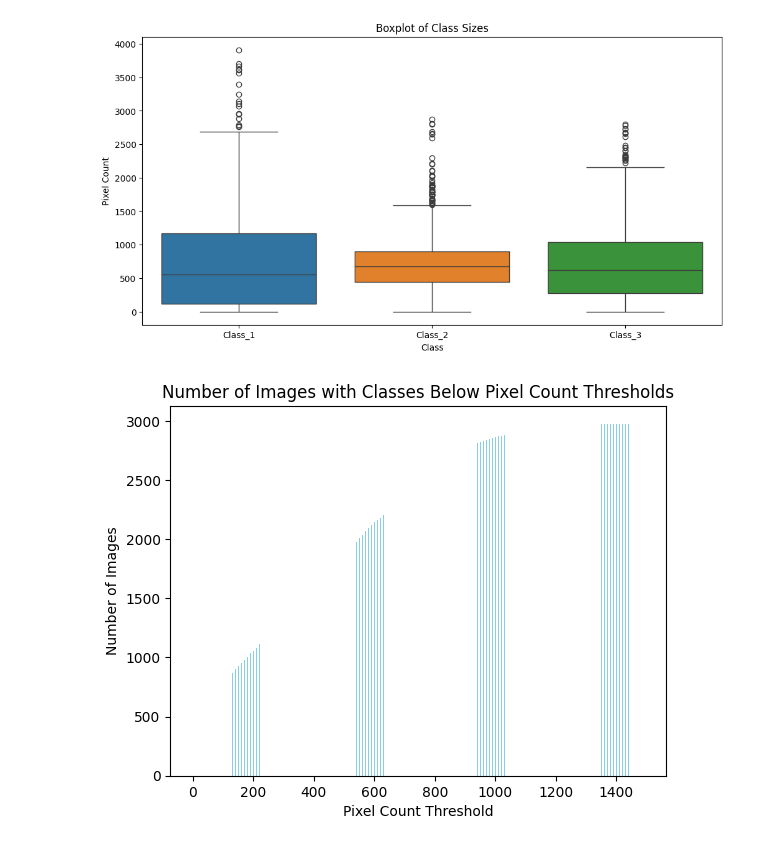
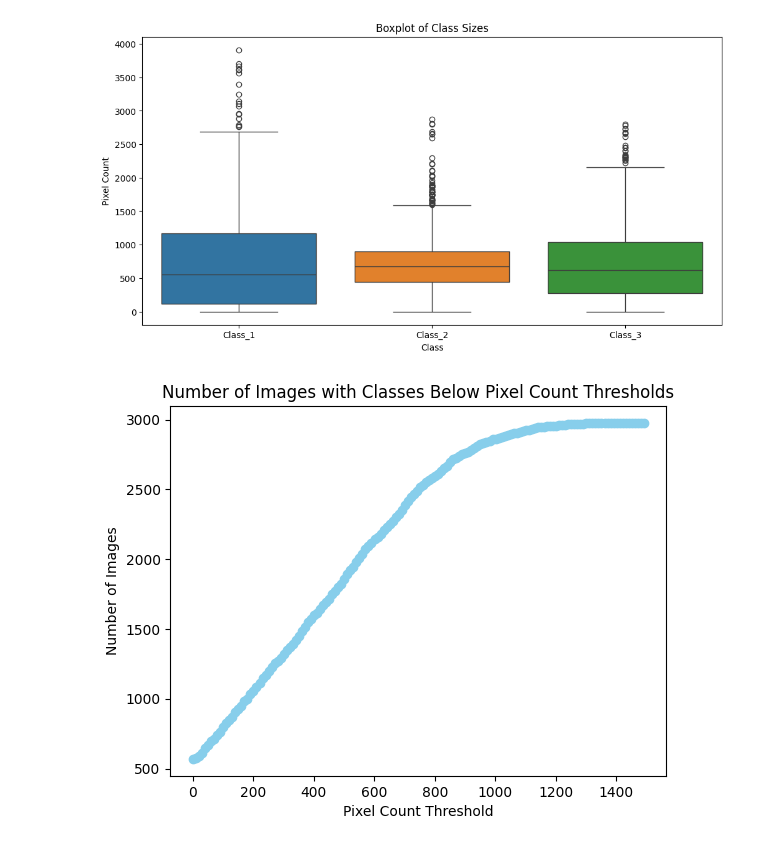
Before and after one commit to ThanhNguyen140/SAM_evaluation, a Jupyter notebook: lisa/image_statistics.ipynb, the cells around one changed output. Saved outputs shown, nothing was run; the diff lists cells and outputs as text; code cells hidden in the pictures.

```diff
--- a/lisa/image_statistics.ipynb
+++ b/lisa/image_statistics.ipynb
@@ -80,18 +80,17 @@ plt.show()
 # %%
 thresholds = range(1, 1500, 10)
 count_per_threshold = []
 
 # Calculate the cumulative count for each threshold
 for threshold in thresholds:
     # Count the number of images with at least one class below the threshold
     count = df_pixels.drop("Background", axis=1).lt(threshold).any(axis=1).sum()
     count_per_threshold.append(count)
 
-# Plotting the cumulative bar plot
-plt.bar(thresholds, count_per_threshold, color="skyblue")
+plt.plot(thresholds, count_per_threshold, color="skyblue", marker="o")
 plt.title("Number of Images with Classes Below Pixel Count Thresholds")
 plt.xlabel("Pixel Count Threshold")
 plt.ylabel("Number of Images")
 plt.show()
 # %% [output]
-[figure, old version]
+[figure, new version]
```
Also changed, not shown: parts of 3 cells of this notebook.
